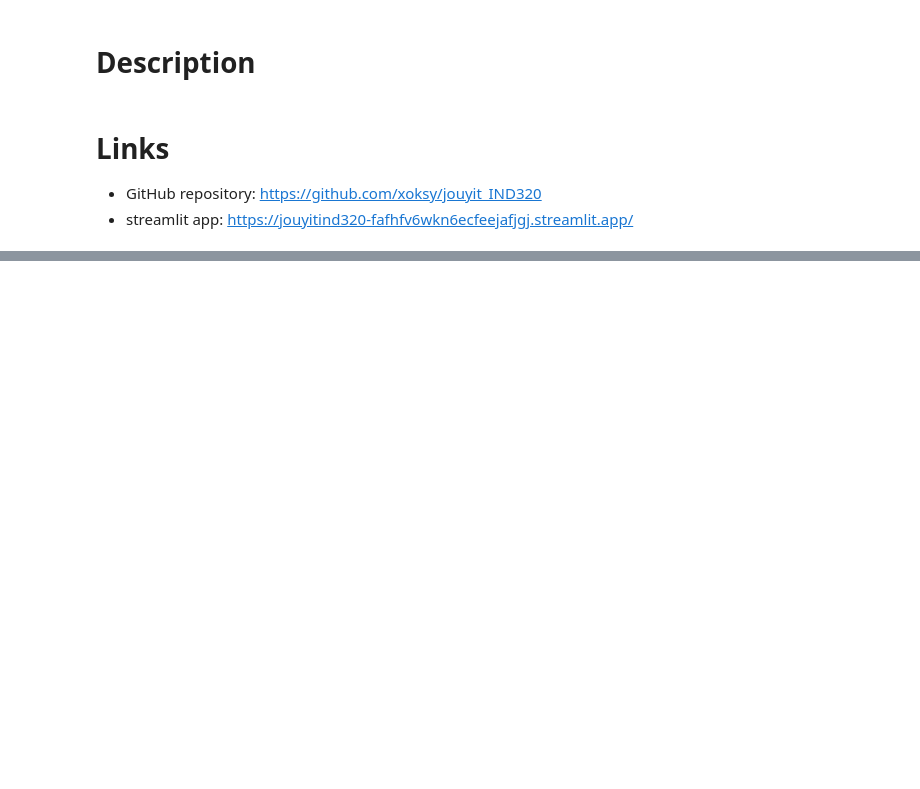
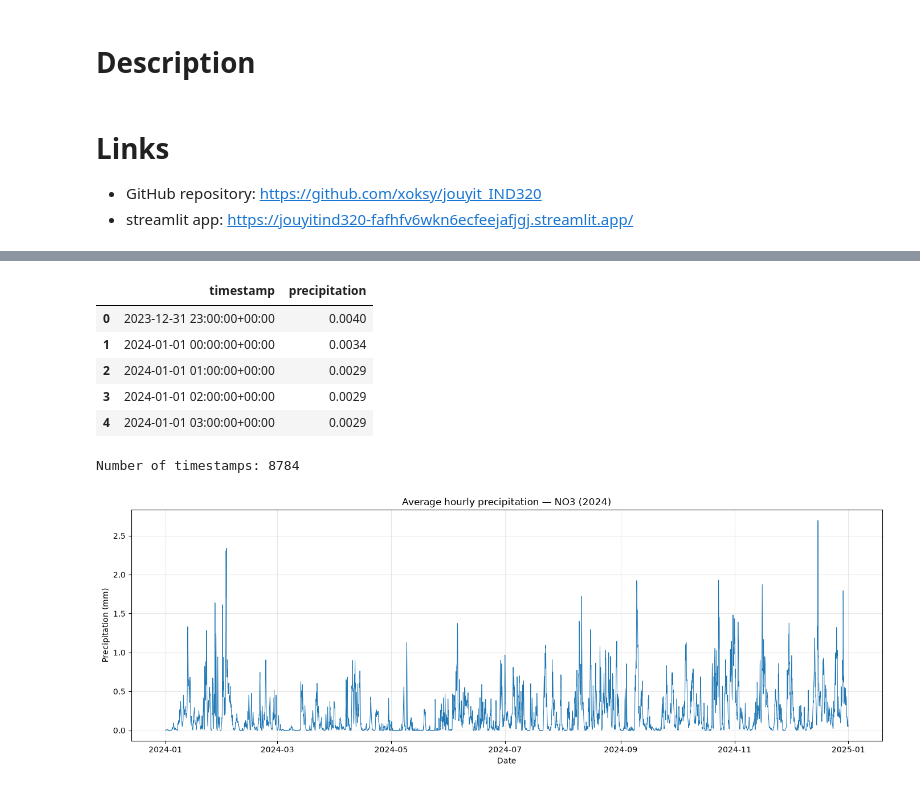
Before and after one commit to xoksy/jouyit_IND320, a Jupyter notebook: notebooks/project_part3.ipynb, the cells around one changed output, grey strips where cells are left out. Drawn from its saved outputs; the diff is of its cells as text; code cells hidden in the pictures; blank space fills up the shorter version.

```diff
--- a/notebooks/project_part3.ipynb
+++ b/notebooks/project_part3.ipynb
@@ -237,13 +238,9 @@ def download_weather_data(
 # %%
-weather_df = download_weather_data(
+weather_NO3 = download_weather_data(
     region_id="NO3",
     start_date="2024-01-01",
     end_date="2024-12-31",
     locations=electricity_df,
-    start_from=0,
-    output_file="weather_NO3.csv",
+    batch_size=50,
 )
-
-print(weather_df.head())
-print(weather_df.shape)
 # %% [output]
@@ -266,0 +280,44 @@ Processed 120/1000 points.
+# %%
+import matplotlib.pyplot as plt
+
+# Calculate the average precipitation across all locations
+# for each timestamp
+precipitation_mean = (
+    weather_NO3
+    .groupby("timestamp")["precipitation"]
+    .mean()
+    .reset_index()
+)
+
+# Sort observations chronologically
+precipitation_mean = precipitation_mean.sort_values("timestamp")
+
+# Display the first observations
+display(precipitation_mean.head())
+
+# Check the number of observations
+print("Number of timestamps:", len(precipitation_mean))
+
+plt.figure(figsize=(14, 5))
+plt.plot(
+    precipitation_mean["timestamp"],
+    precipitation_mean["precipitation"],
+    linewidth=0.7
+)
+
+plt.title("Average hourly precipitation — NO3 (2024)")
+plt.xlabel("Date")
+plt.ylabel("Precipitation (mm)")
+plt.grid(alpha=0.3)
+
+plt.tight_layout()
+plt.show()
+# %% [output]
+|  | timestamp | precipitation |
+| 0 | 2023-12-31 23:00:00+00:00 | 0.0040 |
+| 1 | 2024-01-01 00:00:00+00:00 | 0.0034 |
+| 2 | 2024-01-01 01:00:00+00:00 | 0.0029 |
+| 3 | 2024-01-01 02:00:00+00:00 | 0.0029 |
+| 4 | 2024-01-01 03:00:00+00:00 | 0.0029 |
+Number of timestamps: 8784
+[figure, added]
```
Also changed, not shown: parts of 23 cells of this notebook, 1 other file.
